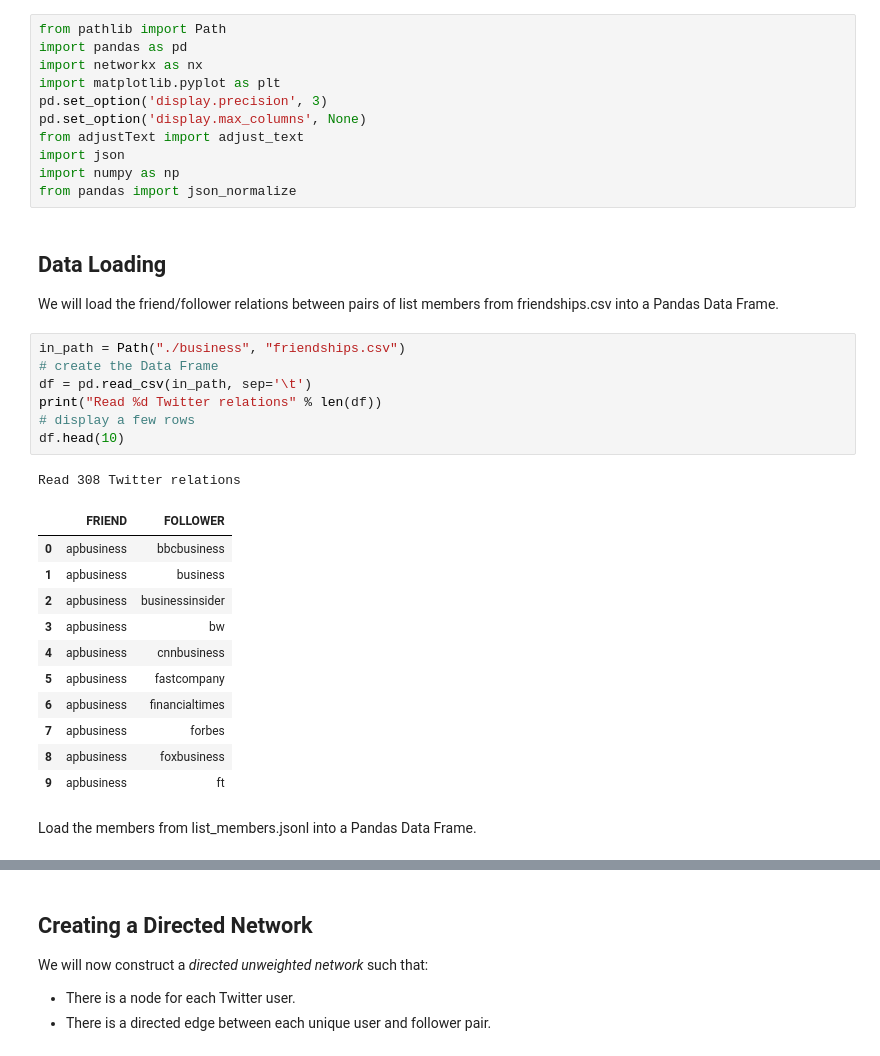
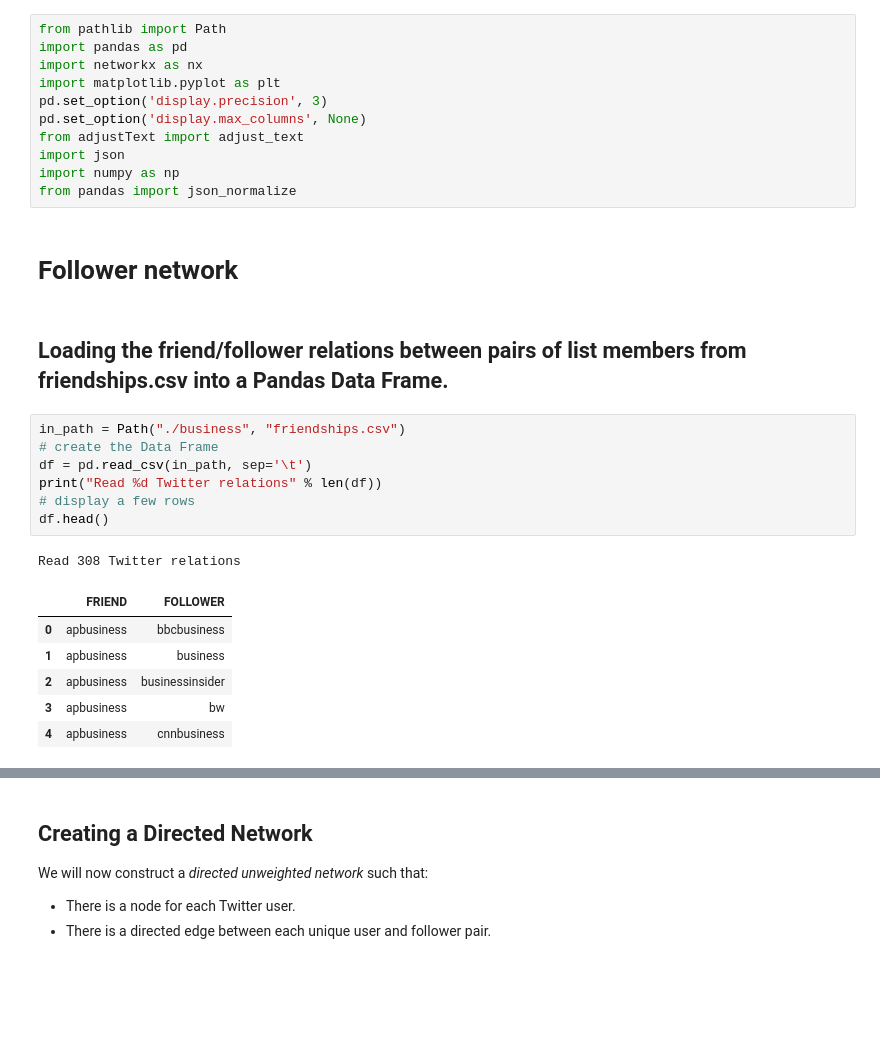
Before and after one commit to kbankowski/2022-11_data-academy, a Jupyter notebook: Level2/Group Projects/07_Network_Twitter/Project_Codes.ipynb, the cells around one changed output, grey strips where cells are left out. Cells and saved outputs as stored; diff of their text form; blank space fills up the shorter version.

```diff
--- a/Level2/Group Projects/07_Network_Twitter/Project_Codes.ipynb
+++ b/Level2/Group Projects/07_Network_Twitter/Project_Codes.ipynb
@@ -13,28 +13,22 @@ from adjustText import adjust_text
 import json
 import numpy as np
 from pandas import json_normalize
+# %% [markdown]
+# Follower network
 # %% [markdown]
-## Data Loading
-We will load the friend/follower relations between pairs of list members from friendships.csv into a Pandas Data Frame.
+## Loading the friend/follower relations between pairs of list members from friendships.csv into a Pandas Data Frame.
 # %%
 in_path = Path("./business", "friendships.csv")
 # create the Data Frame
 df = pd.read_csv(in_path, sep='\t')
 print("Read %d Twitter relations" % len(df))
 # display a few rows
-df.head(10)
+df.head()
 # %% [output]
 Read 308 Twitter relations
 |  | FRIEND | FOLLOWER |
 | 0 | apbusiness | bbcbusiness |
 | 1 | apbusiness | business |
 | 2 | apbusiness | businessinsider |
 | 3 | apbusiness | bw |
 | 4 | apbusiness | cnnbusiness |
-| 5 | apbusiness | fastcompany |
-| 6 | apbusiness | financialtimes |
-| 7 | apbusiness | forbes |
-| 8 | apbusiness | foxbusiness |
-| 9 | apbusiness | ft |
-# %% [markdown]
-Load the members from list_members.jsonl into a Pandas Data Frame.
```
Also changed, not shown: parts of 23 cells of this notebook, 1 other file.
